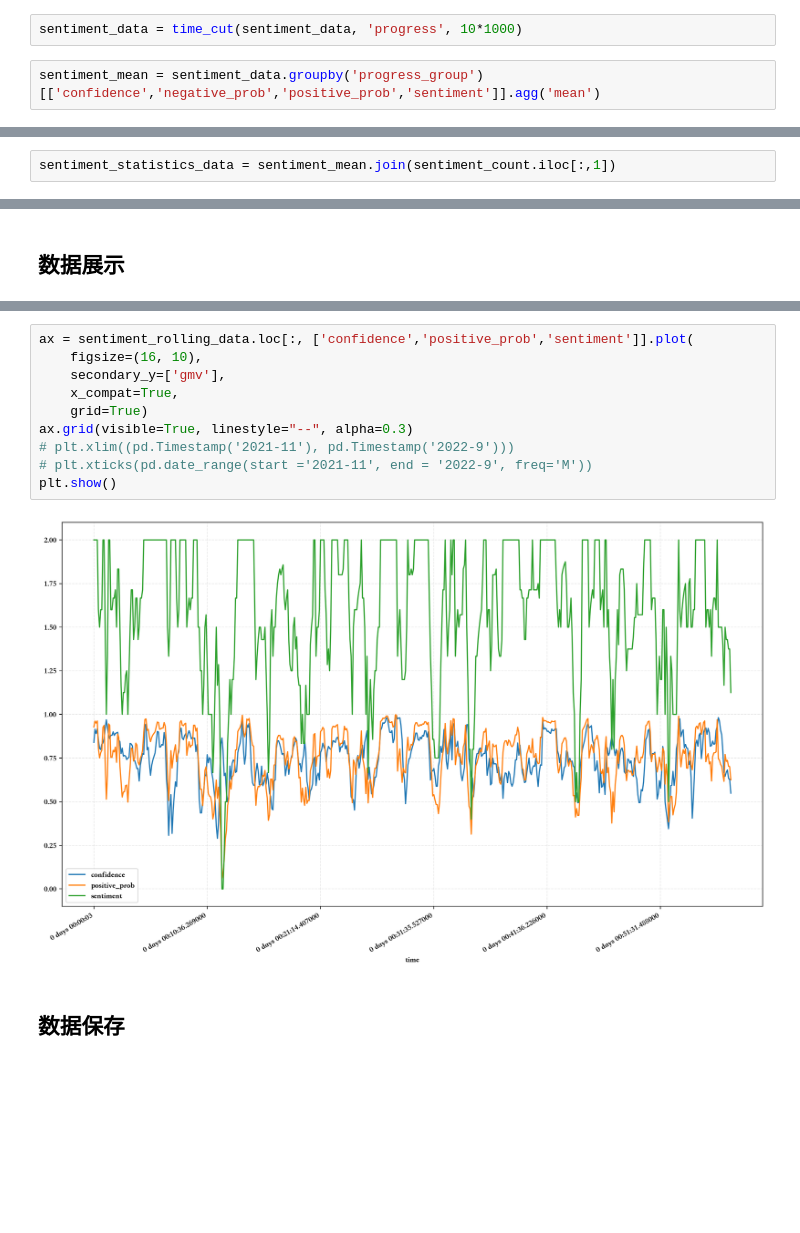
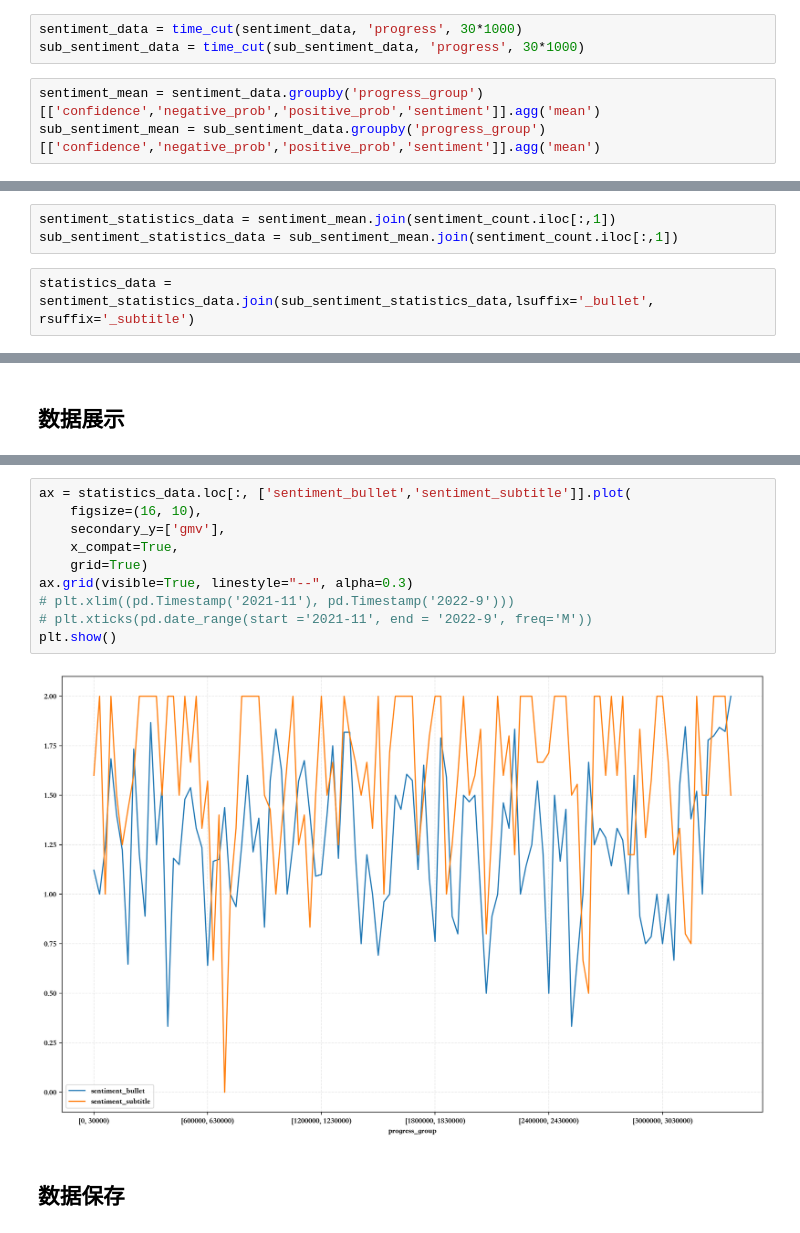
Before and after one commit to ZackYule/OnscreenCommentEmotionProject, a Jupyter notebook: playground/pg_visualization.ipynb, the cells around one changed output, grey strips where cells are left out. Cells and saved outputs as stored; diff of their text form; blank space fills up the shorter version.

```diff
--- a/playground/pg_visualization.ipynb
+++ b/playground/pg_visualization.ipynb
@@ -82,8 +73,10 @@ sentiment_data[sentiment_data['confidence'].notna()]
 # %% [markdown]
 ### 区间划分
 # %%
-sentiment_data = time_cut(sentiment_data, 'progress', 10*1000)
+sentiment_data = time_cut(sentiment_data, 'progress', 30*1000)
+sub_sentiment_data = time_cut(sub_sentiment_data, 'progress', 30*1000)
 # %%
 sentiment_mean = sentiment_data.groupby('progress_group')[['confidence','negative_prob','positive_prob','sentiment']].agg('mean')
+sub_sentiment_mean = sub_sentiment_data.groupby('progress_group')[['confidence','negative_prob','positive_prob','sentiment']].agg('mean')
 # %%
 sentiment_count = sentiment_data.groupby('progress_group').agg('count')
@@ -90,5 +84,8 @@ sentiment_count = sentiment_data.groupby('progress_group').agg('count')
 # %%
 sentiment_statistics_data = sentiment_mean.join(sentiment_count.iloc[:,1])
+sub_sentiment_statistics_data = sub_sentiment_mean.join(sentiment_count.iloc[:,1])
+# %%
+statistics_data = sentiment_statistics_data.join(sub_sentiment_statistics_data,lsuffix='_bullet', rsuffix='_subtitle')
 # %% [markdown]
 ### 滑动窗口
 # %%
@@ -116,15 +114,15 @@ sentiment_data#.dtypes#[sentiment_statistics_data['confidence'].notna()]
 # %%
-ax = sentiment_rolling_data.loc[:, ['confidence','positive_prob','sentiment']].plot(
+ax = statistics_data.loc[:, ['sentiment_bullet','sentiment_subtitle']].plot(
     figsize=(16, 10),
     secondary_y=['gmv'],
     x_compat=True,
     grid=True)
 ax.grid(visible=True, linestyle="--", alpha=0.3)
 # plt.xlim((pd.Timestamp('2021-11'), pd.Timestamp('2022-9')))
 # plt.xticks(pd.date_range(start ='2021-11', end = '2022-9', freq='M'))
 plt.show()
 # %% [output]
-[figure, old version]
+[figure, new version]
 # %% [markdown]
 ## 数据保存
 # %% [markdown]
```
Also changed, not shown: parts of 15 cells of this notebook, 4 other files.
